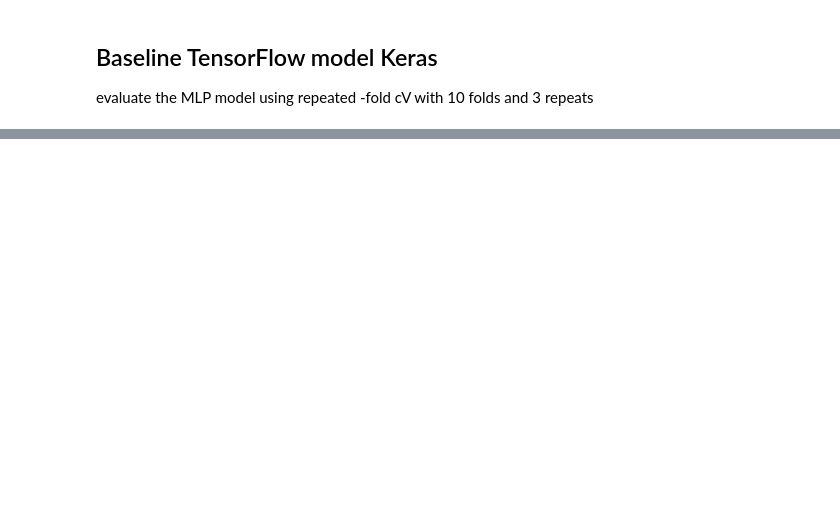
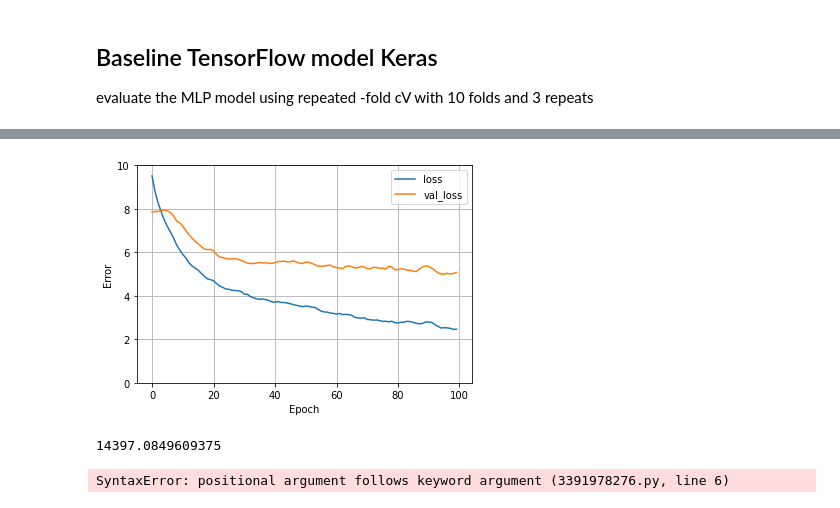
Before and after one commit to chabazite/DnD_Monsters, a Jupyter notebook: notebooks/5.0_ASI_Modeling.ipynb, the cells around one changed output, grey strips where cells are left out. Drawn from its saved outputs; the diff is of its cells as text; code cells hidden in the pictures; blank space fills up the shorter version.

Commit message:
working on keras model and Flask app to serve it

```diff
--- a/notebooks/5.0_ASI_Modeling.ipynb
+++ b/notebooks/5.0_ASI_Modeling.ipynb
@@ -281,0 +265,8 @@ print(y_1)
+# %%
+#feature normlization will happen as part of keras preprocessing layer : Normalization
+normalizer =  Normalization(axis=-1)
+normalizer.adapt(X)
+
+normalized_data = normalizer(X)
+print("var: %.4f" % np.var(normalized_data))
+print("mean: %.4f" % np.mean(normalized_data))
@@ -281,0 +276,8 @@ print(y_1)
+# %%
+# simple test model
+x_train = np.array(x_train)
+model = Sequential([
+    normalizer,
+    Dense(units=24)
+])
+model.summary()
@@ -281,0 +332,13 @@ print(y_1)
+# %%
+model.compile(
+    optimizer=tf.optimizers.Adam(learning_rate=0.1),
+    loss='mean_absolute_error')
+# %%
+%%time
+history = model.fit(
+    x_train,
+    y_train,
+    epochs=100,
+    verbose =0,
+    validation_split = 0.2
+)
@@ -282,10 +348,31 @@ print(y_1)
+# %%
+def plot_loss(history):
+  plt.plot(history.history['loss'], label='loss')
+  plt.plot(history.history['val_loss'], label='val_loss')
+  plt.ylim([0, 10])
+  plt.xlabel('Epoch')
+  plt.ylabel('Error')
+  plt.legend()
+  plt.grid(True)
+
+plot_loss(history)
+# %% [output]
+[figure, added]
+# %%
+model.evaluate(x_test,y_test,verbose=0)
+# %% [output]
+14397.0849609375
 # %%
-def get_model(n_inputs, n_outputs):
+def build_and_compile_model(n_inputs, n_outputs,norm):
     model_tf = Sequential()
+    norm,
     model_tf.add(Dense(20, input_dim = n_inputs, kernel_initializer = 'he_uniform', activation = 'relu'))
     model_tf.add(Dense(n_outputs))
-    model_tf.compile(loss='mae', optimizer='adam')
+    model_tf.compile(loss='mae',
+                     optimizer = tf.keras.optimizers.Adam(0.001))
     return model_tf
+# %% [output]
+SyntaxError: positional argument follows keyword argument (3391978276.py, line 6)
 # %%
 def evaluate_model(X,y):
     results = list()
```
Also changed, not shown: parts of 17 cells of this notebook, 2 other files.
